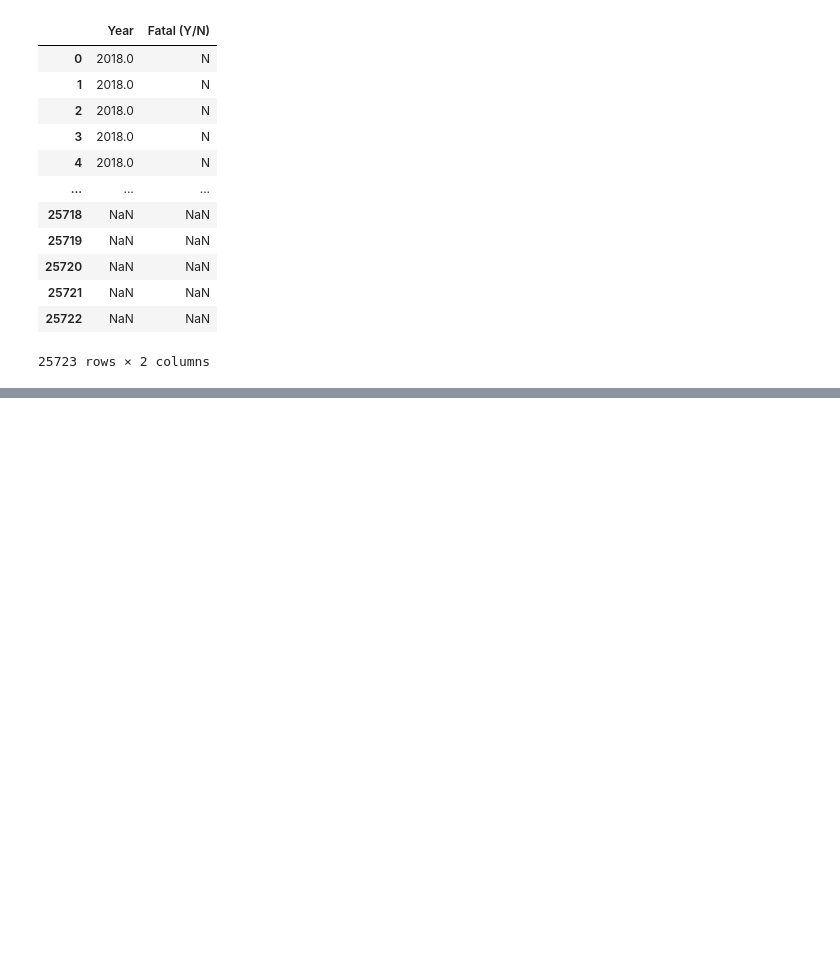
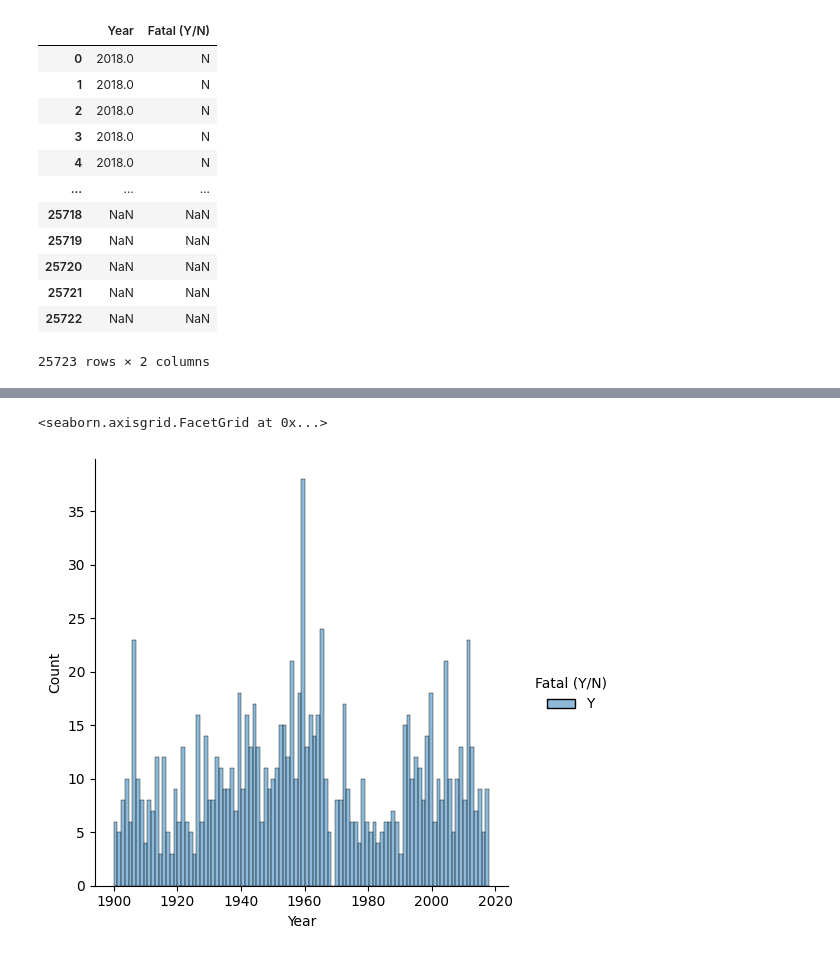
Before and after one commit to RaphHer/Project_1_Pandas, a Jupyter notebook: src/First Project Pandas .ipynb, the cells around one changed output, grey strips where cells are left out. Cells and saved outputs as stored; diff of their text form; code cells hidden in the pictures; blank space fills up the shorter version.

```diff
--- a/src/First Project Pandas .ipynb
+++ b/src/First Project Pandas .ipynb
@@ -253,0 +173,4 @@ filtered
+# %%
+# I will keep only keep the value starting from 1900
+hypothesis_1 = hypothesis_1[hypothesis_1["Year"] > 1899]
+hypothesis_1['Year'].unique()
@@ -253,0 +200,8 @@ filtered
+# %%
+# I will remove the special character
+
+hypothesis_1['Fatal (Y/N)'] = hypothesis_1['Fatal (Y/N)'].str.replace(' N', 'N')
+hypothesis_1['Fatal (Y/N)'] = hypothesis_1['Fatal (Y/N)'].str.replace('N ', 'N')
+hypothesis_1['Fatal (Y/N)'] = hypothesis_1['Fatal (Y/N)'].str.replace('y', 'Y')
+
+hypothesis_1['Fatal (Y/N)'].unique()
@@ -253,0 +210,6 @@ filtered
+# %%
+# I will remove the undefined - With this technique, the step I did before is
+# uncessary
+
+hypothesis_1["Fatal (Y/N)"] = hypothesis_1["Fatal (Y/N)"].str.extract("(^Y)")
+hypothesis_1["Fatal (Y/N)"].unique()
@@ -253,0 +218,5 @@ filtered
+# %%
+#Finally, let's remove the nan values
+
+hypothesis_1 = hypothesis_1[hypothesis_1["Fatal (Y/N)"].notna()]
+hypothesis_1["Fatal (Y/N)"].unique()
@@ -253,0 +242,5 @@ filtered
+# %%
+sns.displot(hypothesis_1, x="Year", hue="Fatal (Y/N)", bins=100)
+# %% [output]
+<seaborn.axisgrid.FacetGrid at 0x...>
+[figure, added]
```
Also changed, not shown: parts of 36 cells of this notebook.
